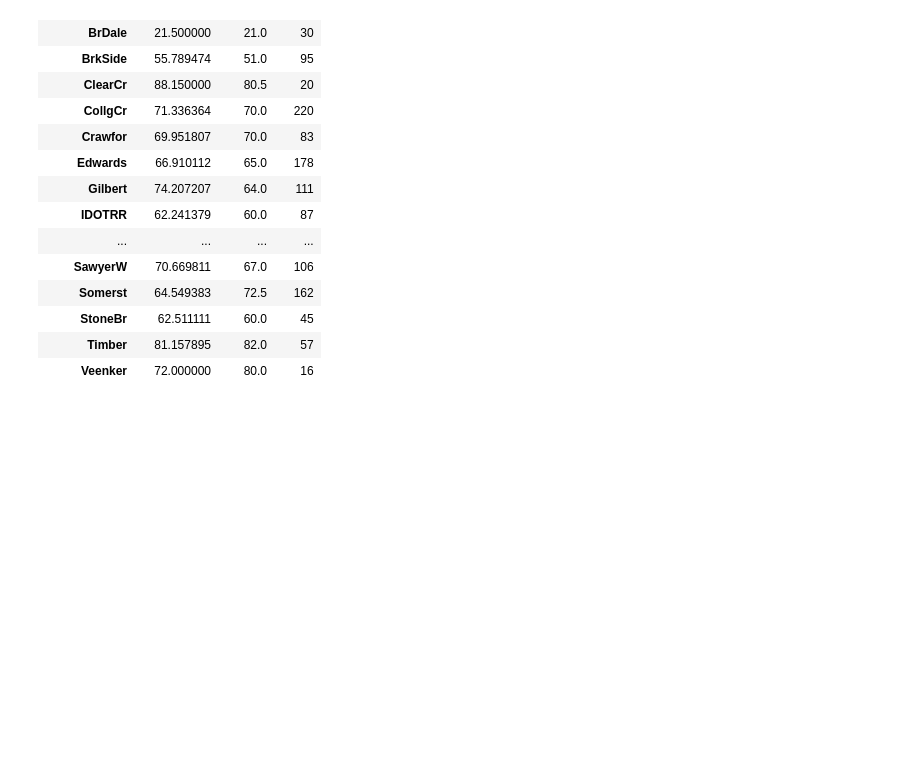
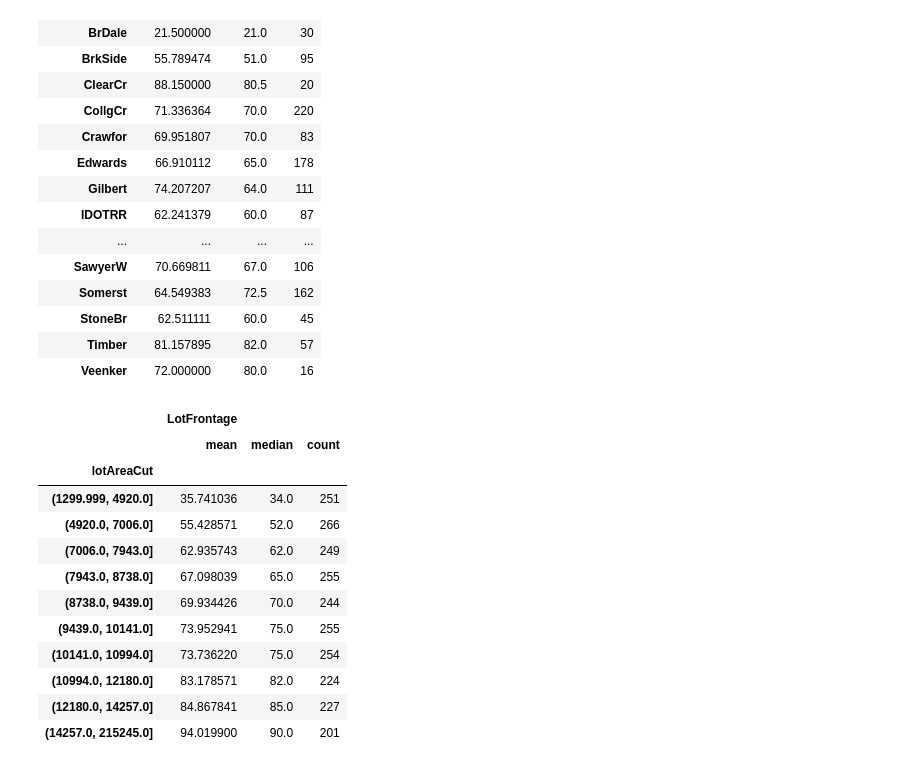
Before and after one commit to Elhassan7/house-prices-advanced-regression-techniques, a Jupyter notebook: HousePrice.ipynb, the cells around one changed output. Cells and saved outputs as stored; diff of their text form; code cells hidden in the pictures; blank space fills up the shorter version.

```diff
--- a/HousePrice.ipynb
+++ b/HousePrice.ipynb
@@ -122,3 +138,21 @@ full.groupby(['Neighborhood'])[['LotFrontage']].agg(['mean', 'median', 'count'])
 | StoneBr | 62.511111 | 60.0 | 45 |
 | Timber | 81.157895 | 82.0 | 57 |
 | Veenker | 72.000000 | 80.0 | 16 |
+# %%
+full["lotAreaCut"]= pd.qcut(full.LotArea, 10)
+# %%
+full.groupby('lotAreaCut')[['LotFrontage']].agg(['mean','median', 'count'])
+# %% [output]
+|  | LotFrontage |  |  |
+|  | mean | median | count |
+| lotAreaCut |  |  |  |
+| (1299.999, 4920.0] | 35.741036 | 34.0 | 251 |
+| (4920.0, 7006.0] | 55.428571 | 52.0 | 266 |
+| (7006.0, 7943.0] | 62.935743 | 62.0 | 249 |
+| (7943.0, 8738.0] | 67.098039 | 65.0 | 255 |
+| (8738.0, 9439.0] | 69.934426 | 70.0 | 244 |
+| (9439.0, 10141.0] | 73.952941 | 75.0 | 255 |
+| (10141.0, 10994.0] | 73.736220 | 75.0 | 254 |
+| (10994.0, 12180.0] | 83.178571 | 82.0 | 224 |
+| (12180.0, 14257.0] | 84.867841 | 85.0 | 227 |
+| (14257.0, 215245.0] | 94.019900 | 90.0 | 201 |
```
Also changed, not shown: parts of 1 cell of this notebook.
